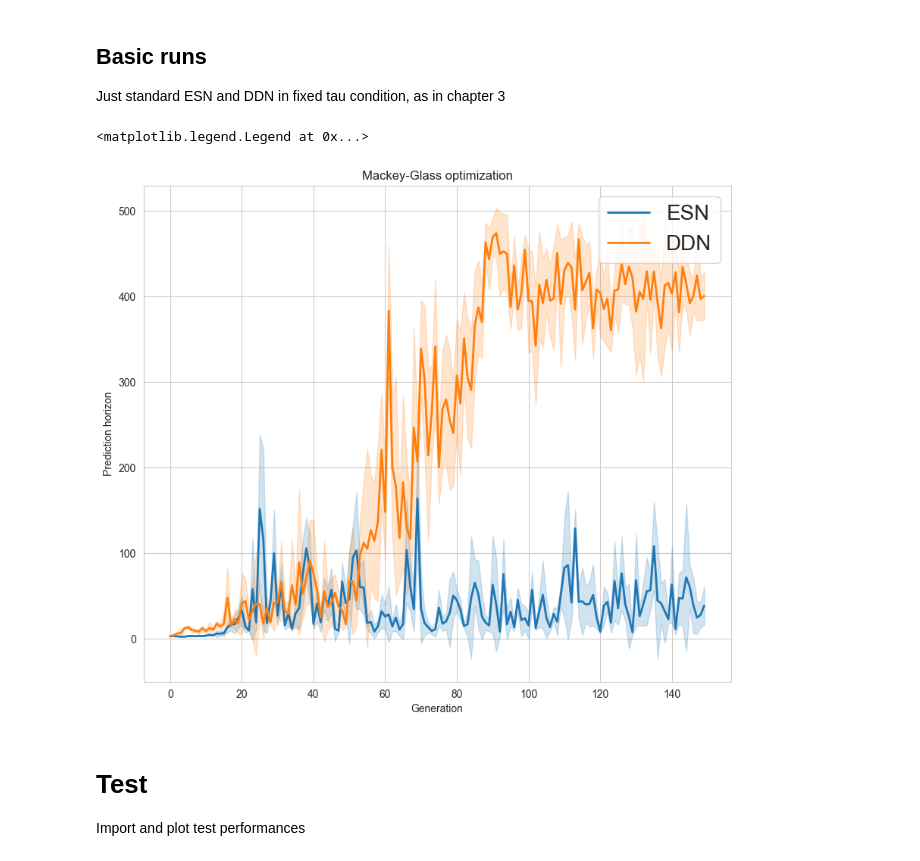
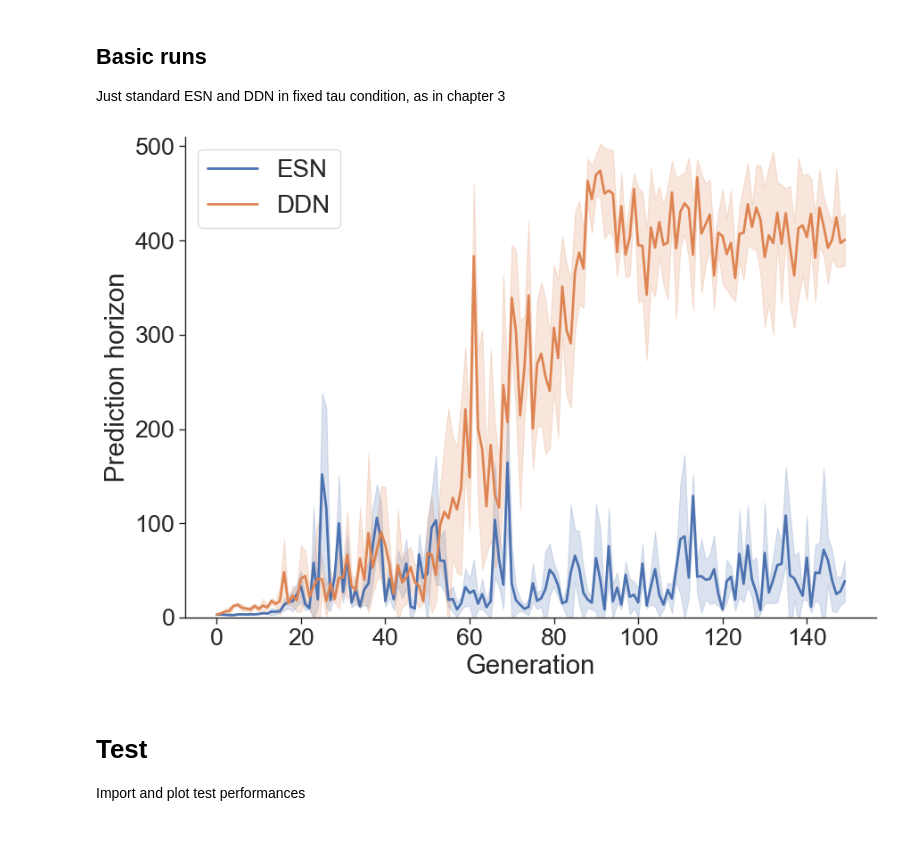
Before and after one commit to StefanIacob/DDN-public, a Jupyter notebook: heterogeneity_analysis_thesis.ipynb, the cells around one changed output. Drawn from its saved outputs; the diff is of its cells as text; code cells hidden in the pictures.

```diff
--- a/heterogeneity_analysis_thesis.ipynb
+++ b/heterogeneity_analysis_thesis.ipynb
@@ -83,7 +90,11 @@ for net_type in MG_imports:
             plot_df = MG_plot_df_from_evo_dict(dict, max_gen)
             MG_imports[net_type][task_type][het_type]['evo_df'] = plot_df
 # %%
-fig, ax= plt.subplots(1, 2, figsize=(14,5))
+custom_params = {"axes.spines.right": False, "axes.spines.top": False}
+sns.set_theme(style="ticks", font_scale=2.2, palette='deep', context='paper', rc=custom_params)
+
+fig, ax= plt.subplots(1, 2, figsize=(15,6))
+plt.tight_layout()
 for net_type in MG_imports:
     for sp, task_type in enumerate(MG_imports[net_type]):
         ax[sp].set_title(task_type)
@@ -91,9 +102,17 @@ for net_type in MG_imports:
 
         for het_type in MG_imports[net_type][task_type]:
             df_to_plot = MG_imports[net_type][task_type][het_type]['evo_df']
-            plot_name = net_type + "_" + het_type
+            het_name = r", fixed $\alpha$"
+            if het_type == "dd":
+                het_name = r", dist. $\alpha$"
+
+            plot_name = net_type + het_name
             sns.lineplot(df_to_plot, x='Generation', y='Prediction Horizon', ax=ax[sp], linewidth=2, linestyle="-",label=plot_name, errorbar='sd')
 
-ax[0].legend(fontsize=10)
-ax[1].legend(fontsize=10)
+ax[0].legend(fontsize=15)
+ax[1].legend(fontsize=15)
+ax[1].set_ylabel(None)
+ax[1].set_yticks([])
+
+plt.savefig("figs_output/het-val.pdf", bbox_inches='tight')
 # %% [output]
@@ -103,21 +142,31 @@ ax[1].legend(fontsize=10)
 ## Basic runs
 Just standard ESN and DDN in fixed tau condition, as in chapter 3
 # %%
+custom_params = {"axes.spines.right": False, "axes.spines.top": False}
+sns.set_theme(style="ticks", font_scale=2.2, palette='deep', context='paper', rc=custom_params)
+
+fig, ax= plt.subplots(figsize=(10,7))
+
 esn_df = MG_imports['ESN']['fixed tau']['fd']['evo_df']
 ddn_df = MG_imports['DDN']['fixed tau']['fd']['evo_df']
-fig, ax= plt.subplots(figsize=(10,8.5))
+# fig, ax= plt.subplots(figsize=(10,8.5))
 sns.lineplot(esn_df, x='Generation', y='Prediction Horizon', ax=ax, linewidth=2, linestyle="-",label="ESN", errorbar='sd')
 sns.lineplot(ddn_df, x='Generation', y='Prediction Horizon', ax=ax, linewidth=2, linestyle="-",label="DDN", errorbar='sd')
 # sns.lineplot(DDN_plot, ax=ax, linewidth=2, linestyle="-", label="DDN")
 # sns.lineplot(ADDN_plot, ax=ax, linewidth=2, linestyle="-", label="ADDN")
 # plt.xlim(0,200)
 plt.xlabel('Generation')
 plt.ylabel('Prediction horizon')
-plt.title('Mackey-Glass optimization')
+# plt.title('Mackey-Glass optimization')
 ax.legend(fontsize=20)
+
+
+# plt.xlim(0,150)
+plt.ylim(0,510)
+
+plt.savefig("figs_output/evo-MG-2025-simple.pdf")
 # %% [output]
-<matplotlib.legend.Legend at 0x...>
-[figure, old version]
+[figure, new version]
 # %% [markdown]
 # Test
 Import and plot test performances
```
Also changed, not shown: parts of 22 cells of this notebook, 4 other files.
